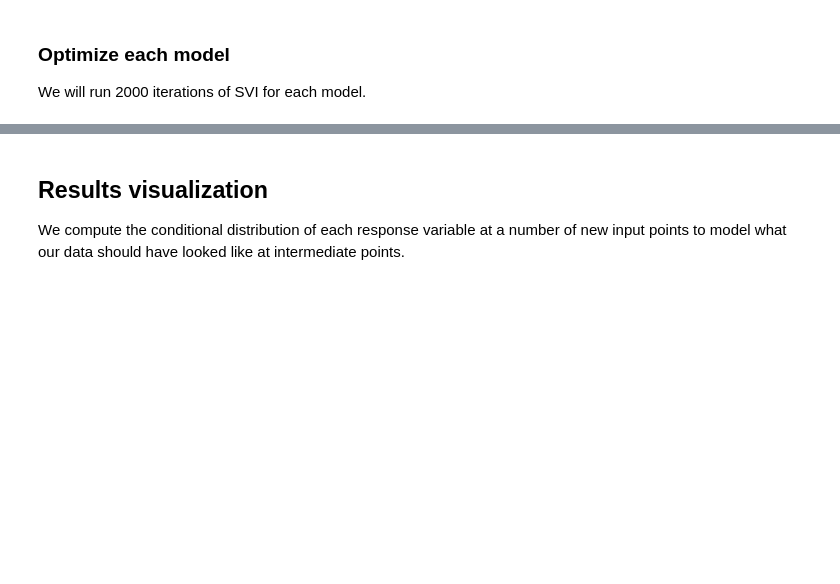
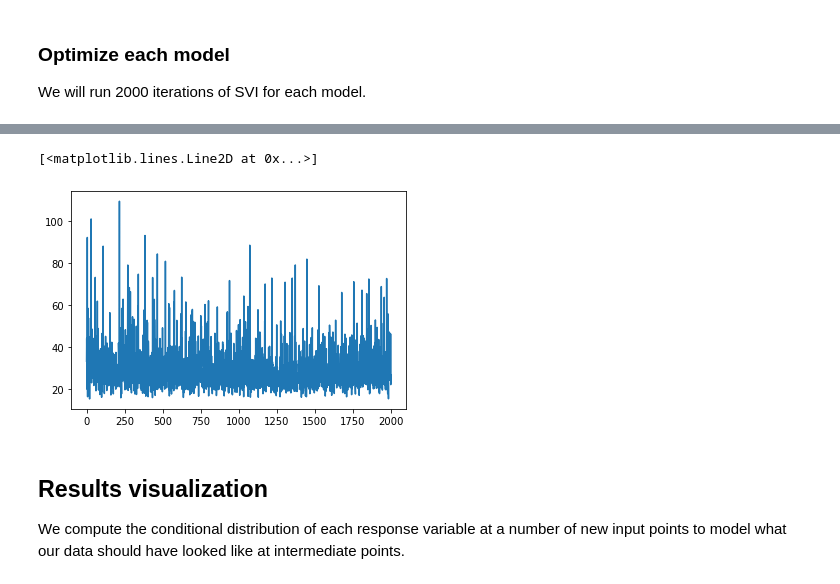
Before and after one commit to dpeerlab/dli_gpr, a Jupyter notebook: dli_gpr_demo.ipynb, the cells around one changed output, grey strips where cells are left out. Cells and saved outputs as stored; diff of their text form; code cells hidden in the pictures; blank space fills up the shorter version.

```diff
--- a/dli_gpr_demo.ipynb
+++ b/dli_gpr_demo.ipynb
@@ -82,3 +139,8 @@ losses = metacluster_model.optimize(n_steps=2000)
+# %%
+plt.plot(losses2)
+# %% [output]
+[<matplotlib.lines.Line2D at 0x...>]
+[figure, added]
 # %% [markdown]
 ## Results visualization
 We compute the conditional distribution of each response variable at a number of new input points to model what our data should have looked like at intermediate points.
```
Also changed, not shown: parts of 9 cells of this notebook, 1 other file.
